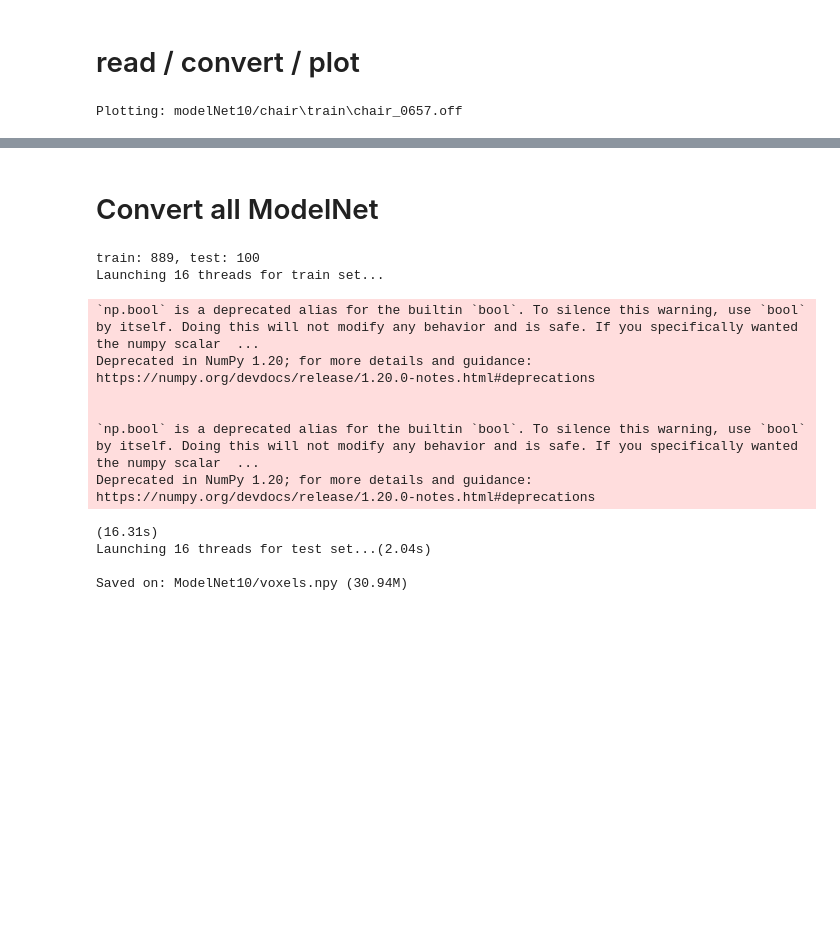
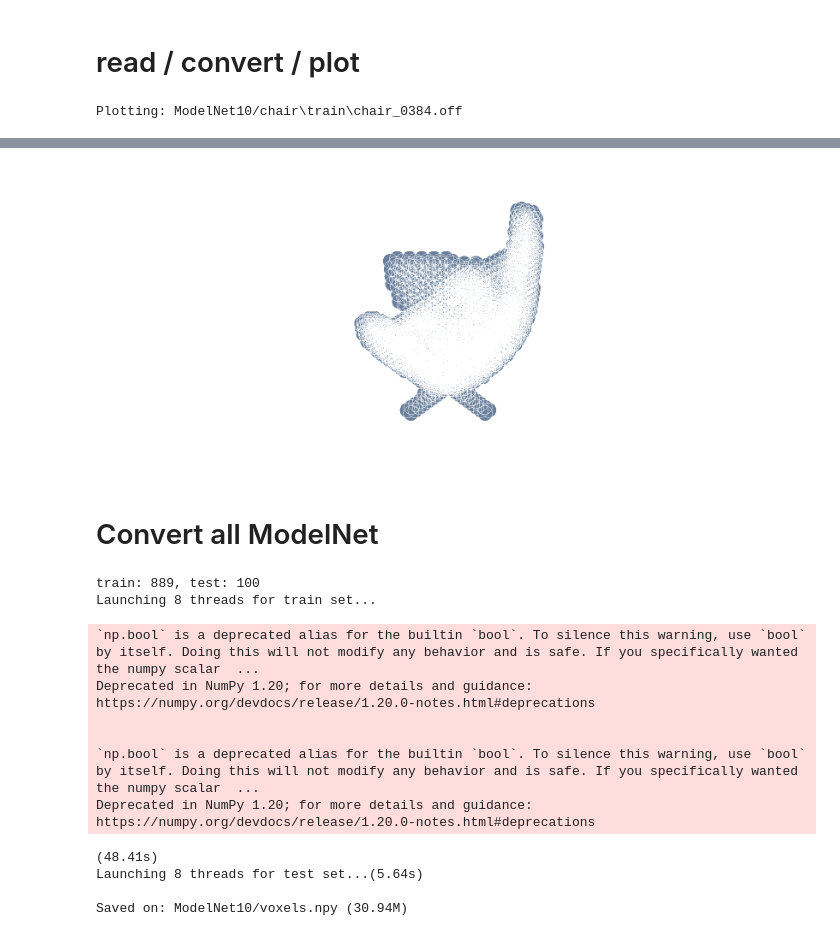
Before and after one commit to Erick832/TA2-Machine-Learning, a Jupyter notebook: TA-2/reading_3d_files_ModelNet.ipynb, the cells around one changed output, grey strips where cells are left out. Saved outputs shown, nothing was run; the diff lists cells and outputs as text; code cells hidden in the pictures; blank space fills up the shorter version.

```diff
--- a/TA-2/reading_3d_files_ModelNet.ipynb
+++ b/TA-2/reading_3d_files_ModelNet.ipynb
@@ -57,7 +57,7 @@ def check_fix_file(file):
             f.write(out)
 
 def voxels_from_file(file, voxsize):
-    cmd = f'/Developer/Machine_Learning/Trabajo1-Machine-Learning/TA-2/binbox/binvox -d {voxsize} -cb -e {file}'
+    cmd = f'/Users/arone/OneDrive/Escritorio/Trabajo-Machine-Learning/TA-2/binvox/binvox -d {voxsize} -cb -e {file}'
     check_fix_file(file)
     out_file = file.split('.')[0] + '.binvox'
 
@@ -79,4 +79,4 @@ voxels = voxels_from_file(file, 32)
 print('\nPlotting:', file)
 plot_vol(voxels[1])
 # %% [output]
-Plotting: modelNet10/chair\train\chair_0657.off
+Plotting: ModelNet10/chair\train\chair_0384.off
@@ -84,3 +83,4 @@ Plotting: modelNet10/chair\train\chair_0657.off
+[figure, added]
 # %% [markdown]
 # Convert all ModelNet
 # %%
@@ -151,15 +151,15 @@ def convert_all(path, voxsize):
 convert_all('ModelNet10/', voxsize=32)
 # %% [output]
 train: 889, test: 100
-Launching 16 threads for train set...
+Launching 8 threads for train set...
 `np.bool` is a deprecated alias for the builtin `bool`. To silence this warning, use `bool` by itself. Doing this will not modify any behavior and is safe. If you specifically wanted the numpy scalar  ...
 Deprecated in NumPy 1.20; for more details and guidance: https://numpy.org/devdocs/release/1.20.0-notes.html#deprecations
 
 
 `np.bool` is a deprecated alias for the builtin `bool`. To silence this warning, use `bool` by itself. Doing this will not modify any behavior and is safe. If you specifically wanted the numpy scalar  ...
 Deprecated in NumPy 1.20; for more details and guidance: https://numpy.org/devdocs/release/1.20.0-notes.html#deprecations
-(16.31s)
-Launching 16 threads for test set...(2.04s)
+(48.41s)
+Launching 8 threads for test set...(5.64s)
 
 Saved on: ModelNet10/voxels.npy (30.94M)
 # %%
```
Also changed, not shown: parts of 3 cells of this notebook, 1 other file.
